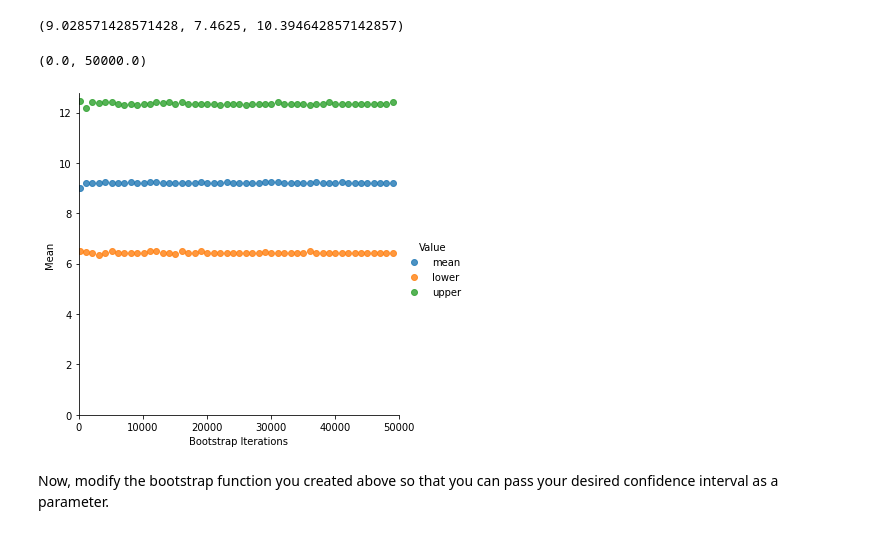
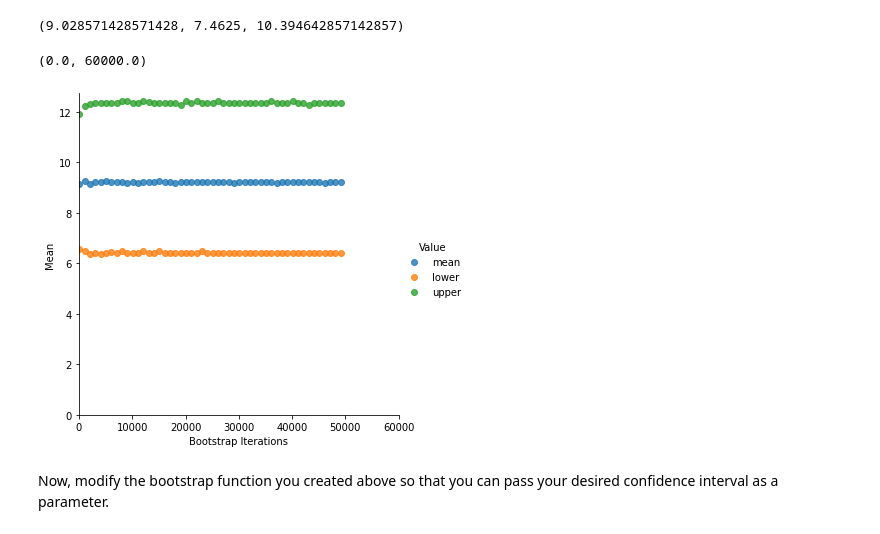
Before and after one commit to JJYCode/CE888, a Jupyter notebook: Lab 2/bootstrap.ipynb, the cells around one changed output. Cells and saved outputs as stored; diff of their text form; code cells hidden in the pictures.

```diff
--- a/Lab 2/bootstrap.ipynb
+++ b/Lab 2/bootstrap.ipynb
@@ -43,21 +45,21 @@ bootstrap_mean(data, data.shape[0], 10)
 # %%
 # Call your bootstrap function and plot the results
 
 boots = []
 for i in range(100, 50000, 1000):
     boot = bootstrap_mean(data, data.shape[0], i)
     boots.append([i, boot[0], "mean"])
     boots.append([i, boot[1], "lower"])
     boots.append([i, boot[2], "upper"])
 
 df_boot = pd.DataFrame(boots, columns=['Bootstrap Iterations', 'Mean', "Value"])
 sns_plot = sns.lmplot(df_boot.columns[0], df_boot.columns[1], data=df_boot, fit_reg=False, hue="Value")
 
 sns_plot.axes[0, 0].set_ylim(0,)
-sns_plot.axes[0, 0].set_xlim(0, 50000)
+sns_plot.axes[0, 0].set_xlim(0, 60000)
 # %% [output]
-(0.0, 50000.0)
+(0.0, 60000.0)
-[figure, old version]
+[figure, new version]
 # %% [markdown]
 
 Now, modify the bootstrap function you created above so that you can pass your desired confidence interval as a parameter.
```
Also changed, not shown: parts of 1 cell of this notebook.
